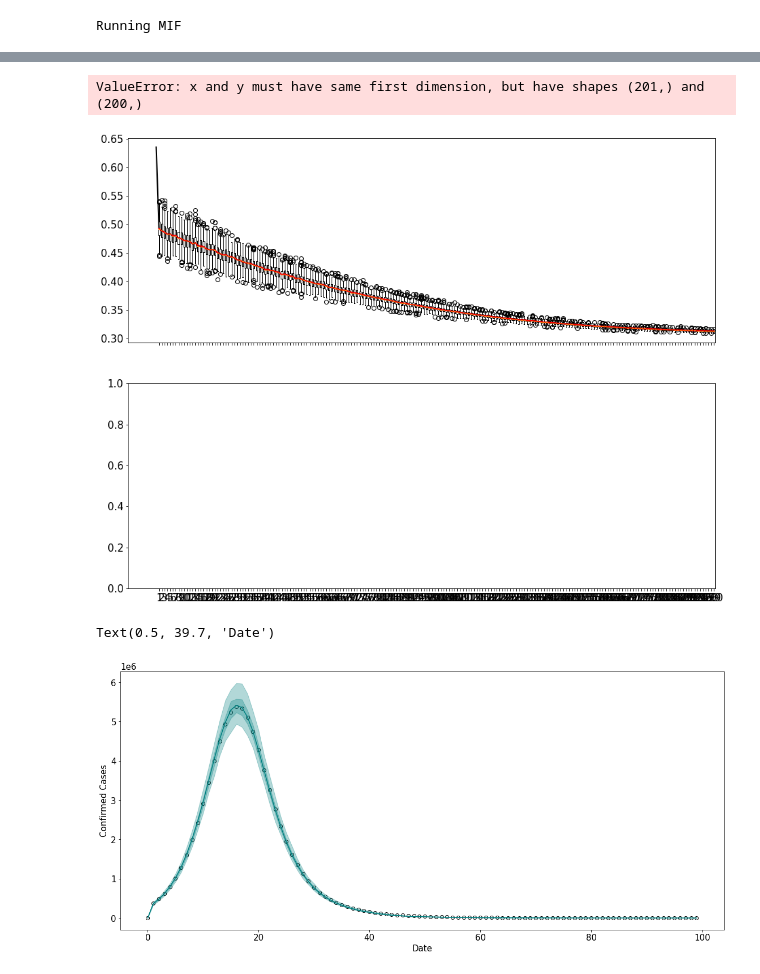
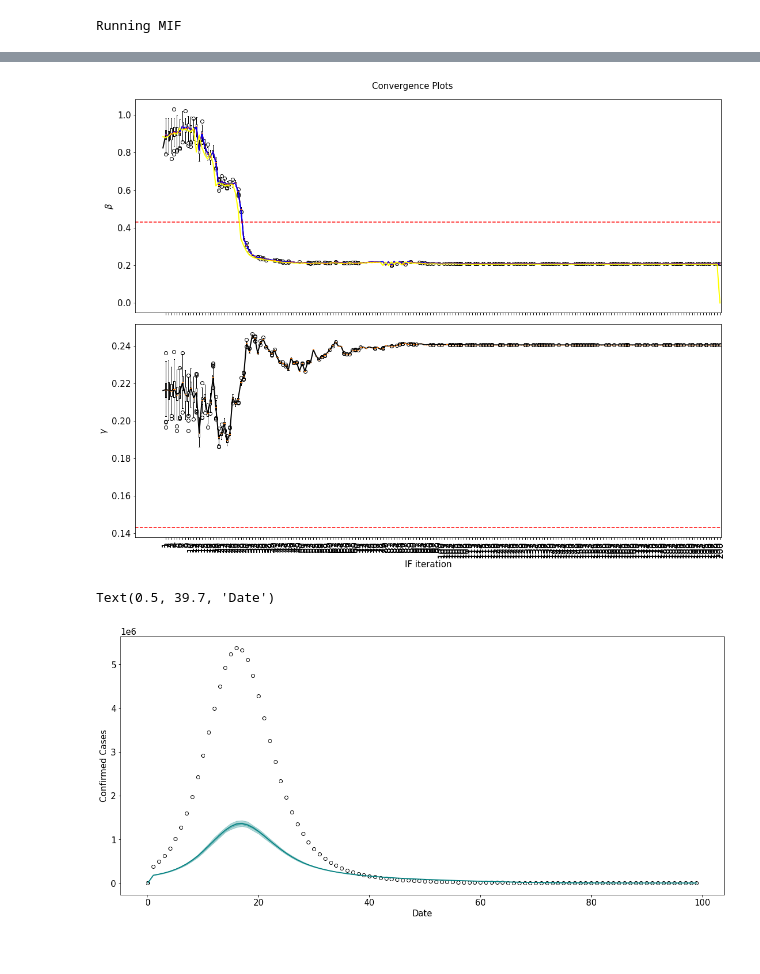
Before and after one commit to ChaosDonkey06/ID_Modeling, a Jupyter notebook: POMP_INFERENCE/SIR_IF_EAKF.ipynb, the cells around one changed output, grey strips where cells are left out. Drawn from its saved outputs; the diff is of its cells as text; code cells hidden in the pictures.

```diff
--- a/POMP_INFERENCE/SIR_IF_EAKF.ipynb
+++ b/POMP_INFERENCE/SIR_IF_EAKF.ipynb
@@ -361,7 +365,7 @@ priors_range_dict["gamma"] = [1/10, 1/3]  # Recovery rate range
 
 lambda_inf    = 1.1
 num_params    = 2
-num_iters_mif = 200
+num_iters_mif = 110
 alpha_mif     = 0.9 # Variance shrinking factor
 num_ensembles = 300
 
@@ -569,15 +575,15 @@ ax.legend(fontsize=15)
 # %%
 
 priors_range_dict  = {}
-priors_range_dict["beta"]  = [0.3, 1] # Contact rate
+priors_range_dict["beta"]  = [0.2, 1.5] # Contact rate
 priors_range_dict["gamma"] = [1/10, 1/3]  # Recovery rate range
 
 
-lambda_inf    = 1.2
+lambda_inf    = 1.01
 num_params    = 2
 num_iters_mif = 200
 alpha_mif     = 0.9 # Variance shrinking factor
-num_ensembles = 300
+num_ensembles = 200
 
 obs_df    = x_sol_df[["C"]].rename(columns={"C": "confirmed"})
 
@@ -601,7 +607,7 @@ deaths_post_all    = np.zeros((1, num_ensembles, num_steps, num_iters_mif))
 para_post_all      = np.zeros((num_params, num_ensembles, num_steps, num_iters_mif))
 x_post_all         = np.zeros((4, num_ensembles, num_steps, num_iters_mif))
 theta              = np.zeros((num_params, num_iters_mif+1))
-theta_time         = np.zeros((num_params, num_steps, num_iters_mif+1))
+theta_time         = np.zeros((num_params, num_steps+2, num_iters_mif+1))
 
 param_iter         = np.zeros((num_params, num_ensembles, num_iters_mif))
 
@@ -611,8 +617,8 @@ dates = dates_assimilation
 ################################################
 # %%
 
-shrinking_variance      = geometric_cooling(num_iters_mif, 0.99)
-shrinking_variance_time = geometric_cooling(num_iters_mif, 0.99)
+shrinking_variance      = geometric_cooling(num_iters_mif, 0.9)
+shrinking_variance_time = hyperbolic_cooling(num_iters_mif, 0.9)
 
 from tqdm import tqdm
 print(f"Running MIF  \n")
@@ -647,13 +653,14 @@ for n in tqdm(range(num_iters_mif)):
     confirmed_t = np.zeros((num_ensembles, 1))
     deaths_t    = np.zeros((num_ensembles, 1))
 
-    for idx_t, date in enumerate(dates):
+    for idx_t, date in enumerate(dates[:100]):
         #infalte state variables
         x = inflate_ensembles(x, inflation_value=lambda_inf, num_ensembles=num_ensembles)
         x = checkbound_state_vars(x_state_ens=x, pop=N, num_params=x.shape[0], num_ensembles=num_ensembles)
 
         # Perturbate parameters
-        p_prior = sample_params_normal(priors_range_dict, theta_time[:,idx_date_update,n], SIG * shrinking_variance[n], num_ensembles=num_ensembles)
+        if idx_t>0:
+            p_prior = sample_params_normal(priors_range_dict, p_prior.mean(-1), SIG * shrinking_variance[n], num_ensembles=num_ensembles)
 
         #inflate parameters
         p_prior = inflate_ensembles(p_prior, inflation_value=lambda_inf, num_ensembles=num_ensembles)
@@ -690,9 +697,9 @@ for n in tqdm(range(num_iters_mif)):
                 cases_post_time[:,:,idx_date_update]  = confirmed_obs_post
                 param_post_time[:,:,idx_date_update]  = param_post
                 x_post_time[:,:,idx_date_update]      = x_post
-                theta_time[:,idx_date_update,n]       = param_post.mean(-1) # average over ensemble members
 
                 idx_date_update += 1
+                theta_time[:,idx_date_update,n]       = param_post.mean(-1) # average over ensemble members
 
                 confirmed_t = np.zeros((num_ensembles, 1))
 
@@ -709,41 +735,42 @@ Running MIF
 # %%
 import seaborn as sns
 
+aja = para_post_all.mean(-2)
+
 # Convergence Plots
 fig, ax = plt.subplots(2, 1, figsize=(15.5, 12.2), sharex=True)
-ax[0].boxplot(param_iter[0,:,:])
+ax[0].boxplot(aja[0,:,:])
 ax[0].plot(range(num_iters_mif+1), theta[0,:], color="k", lw=2)
 ax[0].plot(range(1,num_iters_mif+1), np.mean(param_iter[0,:,:], -2), color="r", lw=2)
 ax[0].plot(range(1,num_iters_mif+1), np.median(param_iter[0,:,:], -2), color="blue", lw=2)
 
-ax[0].plot(range(0,num_iters_mif+1), theta_time.mean(-2)[0], color="yellow", lw=2)
+ax[0].plot(range(num_iters_mif+1), theta_time.mean(-2)[0], color="yellow", lw=2)
 
 ax[0].axhline(y=beta_truth, color="red", linestyle="--")
 
-ax[1].boxplot(param_iter[1, :, :])
+ax[1].boxplot(aja[1, :, :])
 ax[1].plot(range(num_iters_mif+1), theta[1,:], color="k", lw=2)
-ax[1].plot(range(1,num_iters_mif+1), np.mean(param_iter[1,:,:], -2), color="r", lw=2)
-ax[1].plot(range(1,num_iters_mif+1), np.median(param_iter[1,:,:], -2), color="blue", lw=2)
+#ax[1].plot(range(1,num_iters_mif+1), np.mean(param_iter[1,:,:], -2), color="r", lw=2)
+#ax[1].plot(range(1,num_iters_mif+1), np.median(param_iter[1,:,:], -2), color="blue", lw=2)
 
 ax[1].axhline(y=gamma_truth, color="red", linestyle="--")
 
 ax[0].set_ylabel(r"$\beta$", fontsize=15)
 ax[1].set_ylabel(r"$\gamma$", fontsize=15)
 
 for axi in ax:
     axi.tick_params( which='both', axis='both', labelsize=15)
     axi.tick_params( which='both', axis='x', labelrotation=90, labelsize=15)
 
 ax[1].set_xlabel("IF iteration", fontsize=15)
 fig.suptitle("Convergence Plots", fontsize=15)
 plt.tight_layout()
 # %% [output]
-ValueError: x and y must have same first dimension, but have shapes (201,) and (200,)
-[figure, old version]
+[figure, new version]
 # %%
 import datetime
 
-confirmed_time_fitted = np.mean(confirmed_post_all[:,:,:,9:20],-1)
+confirmed_time_fitted = np.mean(confirmed_post_all[:,:,:,9:100],-1)
 df_confirmed          = create_df_response(np.squeeze(confirmed_time_fitted), time=num_steps)
 
 fig, ax = plt.subplots(1, 1, figsize=(15.5, 7.3))
@@ -758,4 +785,4 @@ ax.set_ylabel("Confirmed Cases", fontsize=15)
 ax.set_xlabel("Date", fontsize=15)
 # %% [output]
 Text(0.5, 39.7, 'Date')
-[figure, old version]
+[figure, new version]
```
Also changed, not shown: parts of 6 cells of this notebook, 5 other files.
